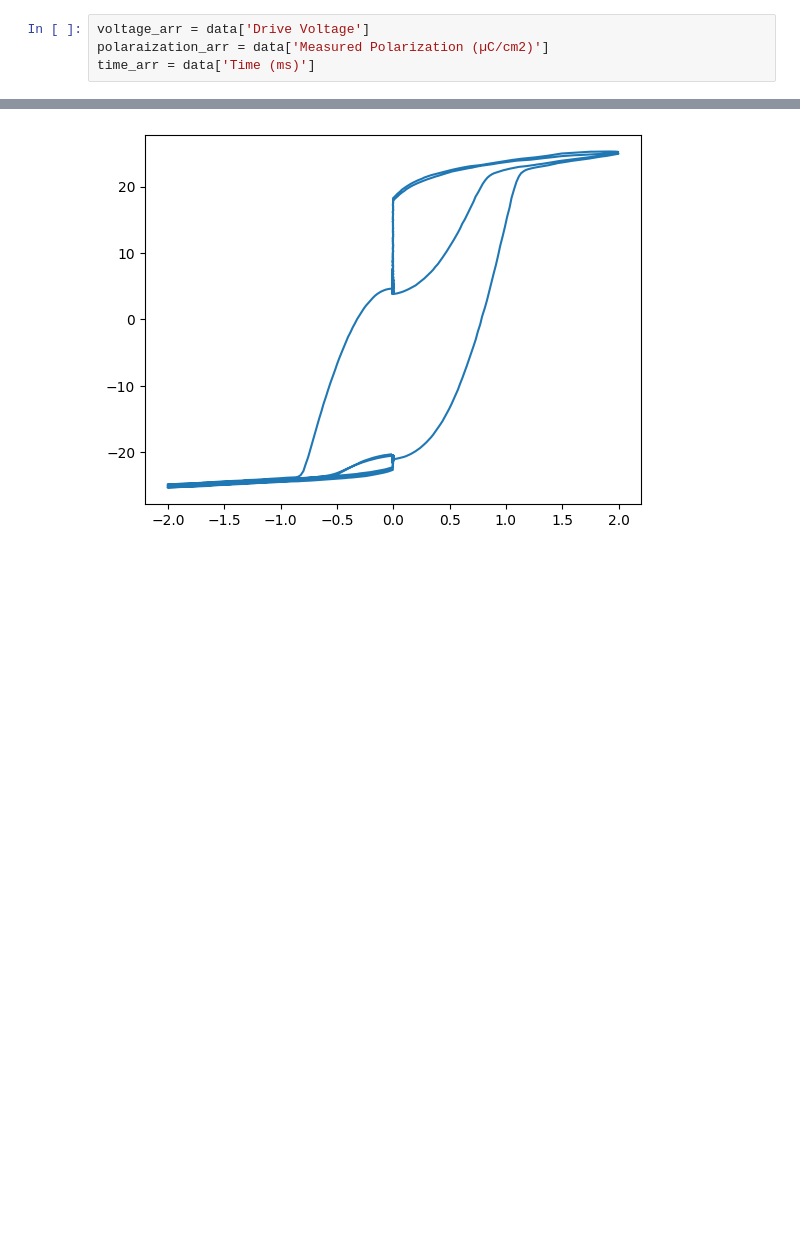
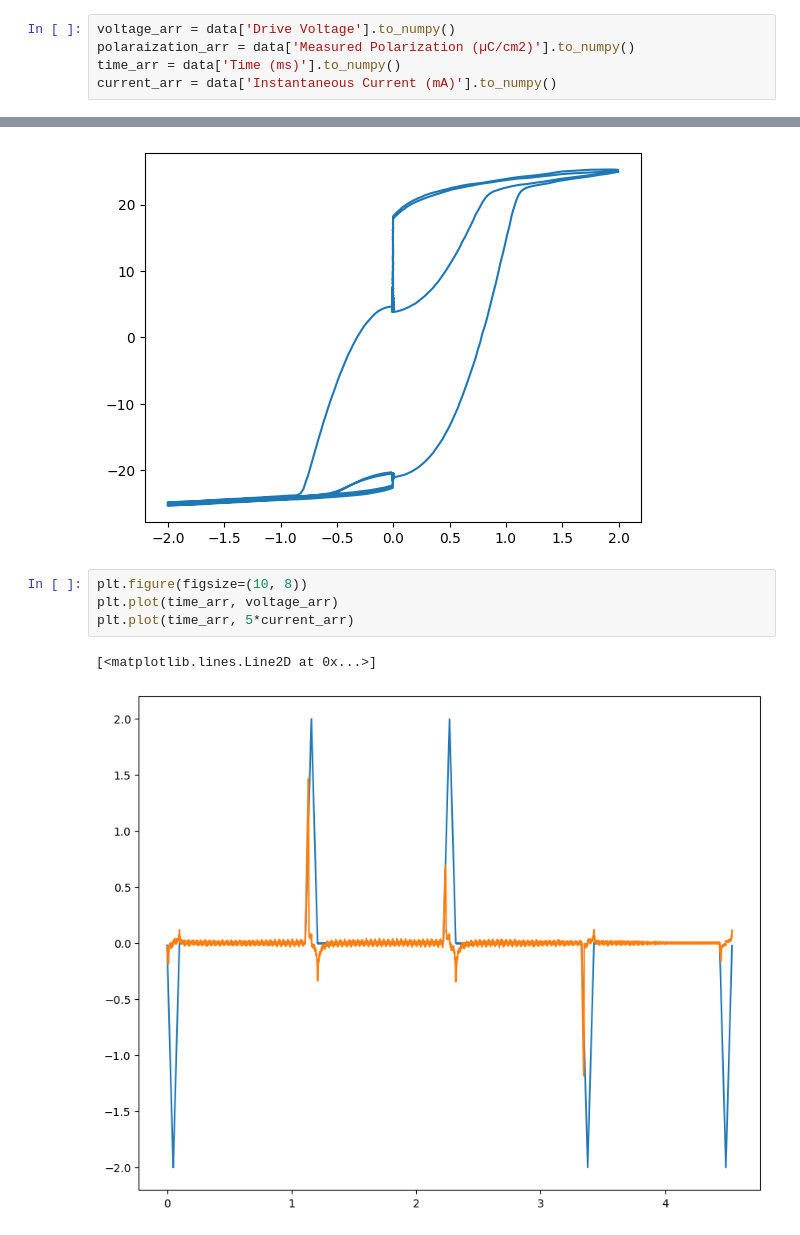
Before and after one commit to ElPsyKurisu/FE, a Jupyter notebook: PUND_Radiant/analysis.ipynb, the cells around one changed output, grey strips where cells are left out. Drawn from its saved outputs; the diff is of its cells as text; blank space fills up the shorter version.

```diff
--- a/PUND_Radiant/analysis.ipynb
+++ b/PUND_Radiant/analysis.ipynb
@@ -23,6 +23,7 @@ data
 | 9074 | 9075 | 4.5370 | -0.0242 | -22.584419 | 29.200647 | 292006.471751 | ... |
 9075 rows × 8 columns
 # %%
-voltage_arr = data['Drive Voltage']
-polaraization_arr = data['Measured Polarization (µC/cm2)']
-time_arr = data['Time (ms)']
+voltage_arr = data['Drive Voltage'].to_numpy()
+polaraization_arr = data['Measured Polarization (µC/cm2)'].to_numpy()
+time_arr = data['Time (ms)'].to_numpy()
+current_arr = data['Instantaneous Current (mA)'].to_numpy()
@@ -36,3 +42,10 @@ plt.plot(voltage_arr, polaraization_arr)
 # %% [output]
 [<matplotlib.lines.Line2D at 0x...>]
 [figure]
+# %%
+plt.figure(figsize=(10, 8))
+plt.plot(time_arr, voltage_arr)
+plt.plot(time_arr, 5*current_arr)
+# %% [output]
+[<matplotlib.lines.Line2D at 0x...>]
+[figure, added]
```
Also changed, not shown: parts of 22 cells of this notebook.
